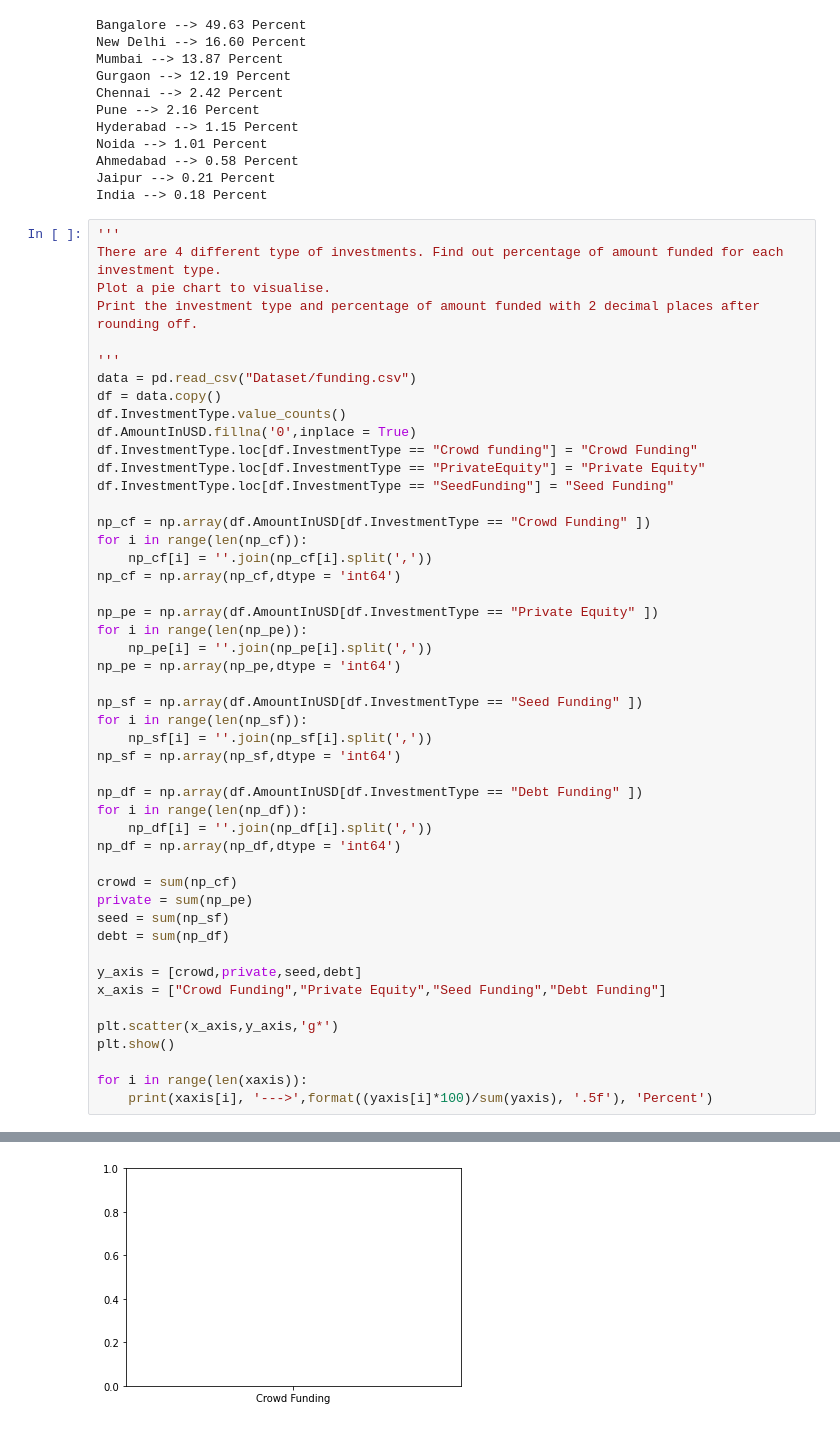
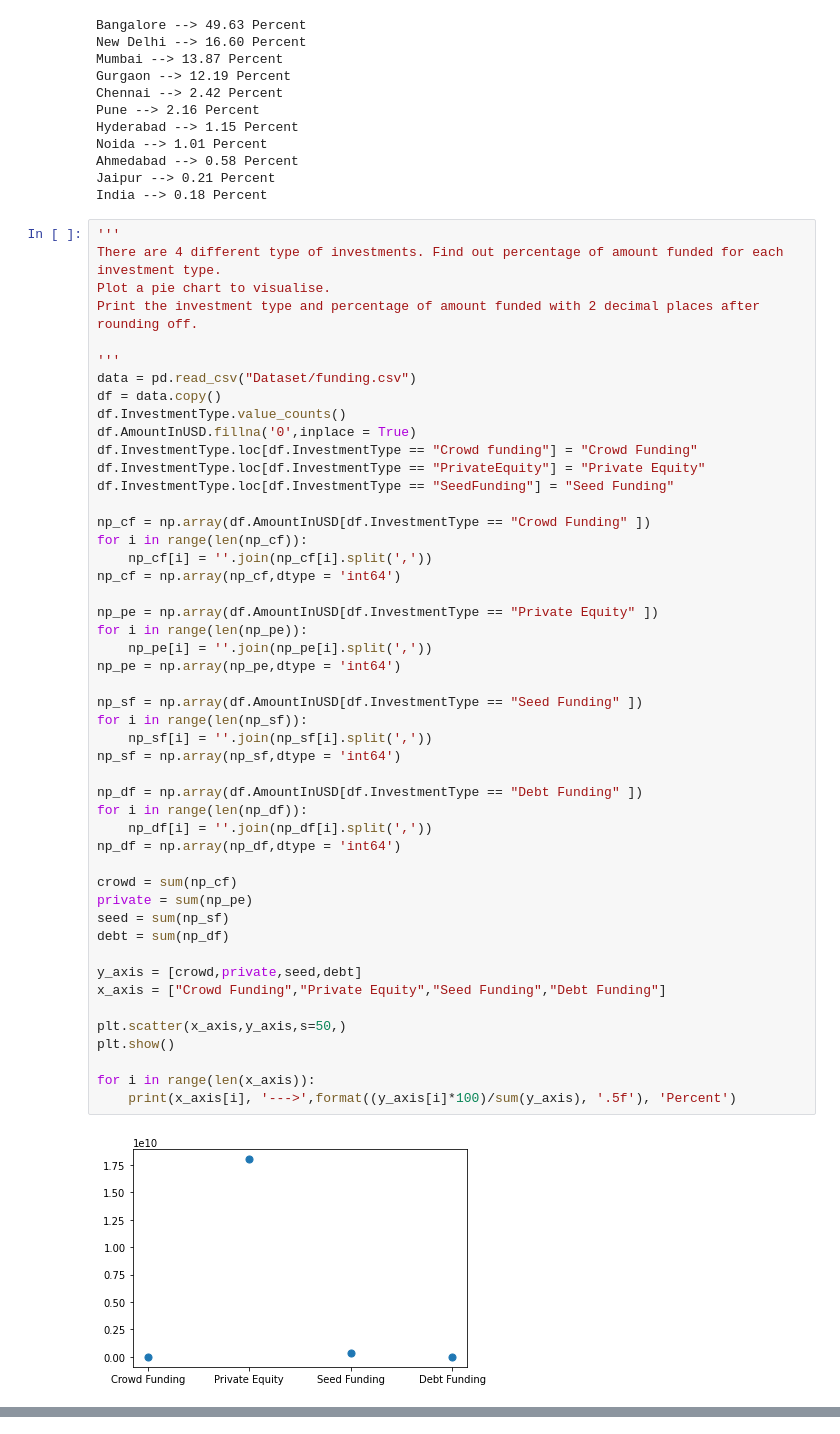
Before and after one commit to AkashKumarSingh11032001/Coding_Ninja_DataScience_Course, a Jupyter notebook: 14. Project-Case Study (Part-1)/Case_1.ipynb, the cells around one changed output, grey strips where cells are left out. Drawn from its saved outputs; the diff is of its cells as text.

```diff
--- a/14. Project-Case Study (Part-1)/Case_1.ipynb
+++ b/14. Project-Case Study (Part-1)/Case_1.ipynb
@@ -255,33 +255,34 @@ np_cf = np.array(df.AmountInUSD[df.InvestmentType == "Crowd Funding" ])
 for i in range(len(np_cf)):
     np_cf[i] = ''.join(np_cf[i].split(','))
 np_cf = np.array(np_cf,dtype = 'int64')
 
 np_pe = np.array(df.AmountInUSD[df.InvestmentType == "Private Equity" ])
 for i in range(len(np_pe)):
     np_pe[i] = ''.join(np_pe[i].split(','))
 np_pe = np.array(np_pe,dtype = 'int64')
 
 np_sf = np.array(df.AmountInUSD[df.InvestmentType == "Seed Funding" ])
 for i in range(len(np_sf)):
     np_sf[i] = ''.join(np_sf[i].split(','))
 np_sf = np.array(np_sf,dtype = 'int64')
 
 np_df = np.array(df.AmountInUSD[df.InvestmentType == "Debt Funding" ])
 for i in range(len(np_df)):
     np_df[i] = ''.join(np_df[i].split(','))
 np_df = np.array(np_df,dtype = 'int64')
 
 crowd = sum(np_cf)
 private = sum(np_pe)
 seed = sum(np_sf)
 debt = sum(np_df)
 
 y_axis = [crowd,private,seed,debt]
 x_axis = ["Crowd Funding","Private Equity","Seed Funding","Debt Funding"]
 
-plt.scatter(x_axis,y_axis,'g*')
+plt.scatter(x_axis,y_axis,s=50,)
 plt.show()
 
-for i in range(len(xaxis)):
-    print(xaxis[i], '--->',format((yaxis[i]*100)/sum(yaxis), '.5f'), 'Percent')
+for i in range(len(x_axis)):
+    print(x_axis[i], '--->',format((y_axis[i]*100)/sum(y_axis), '.5f'), 'Percent')
 # %% [output]
+[figure, new version]
@@ -289 +292,0 @@ ValueError: s must be a scalar, or float array-like with the same size as x and
-[figure, old version]
```
Also changed, not shown: parts of 2 cells of this notebook.
